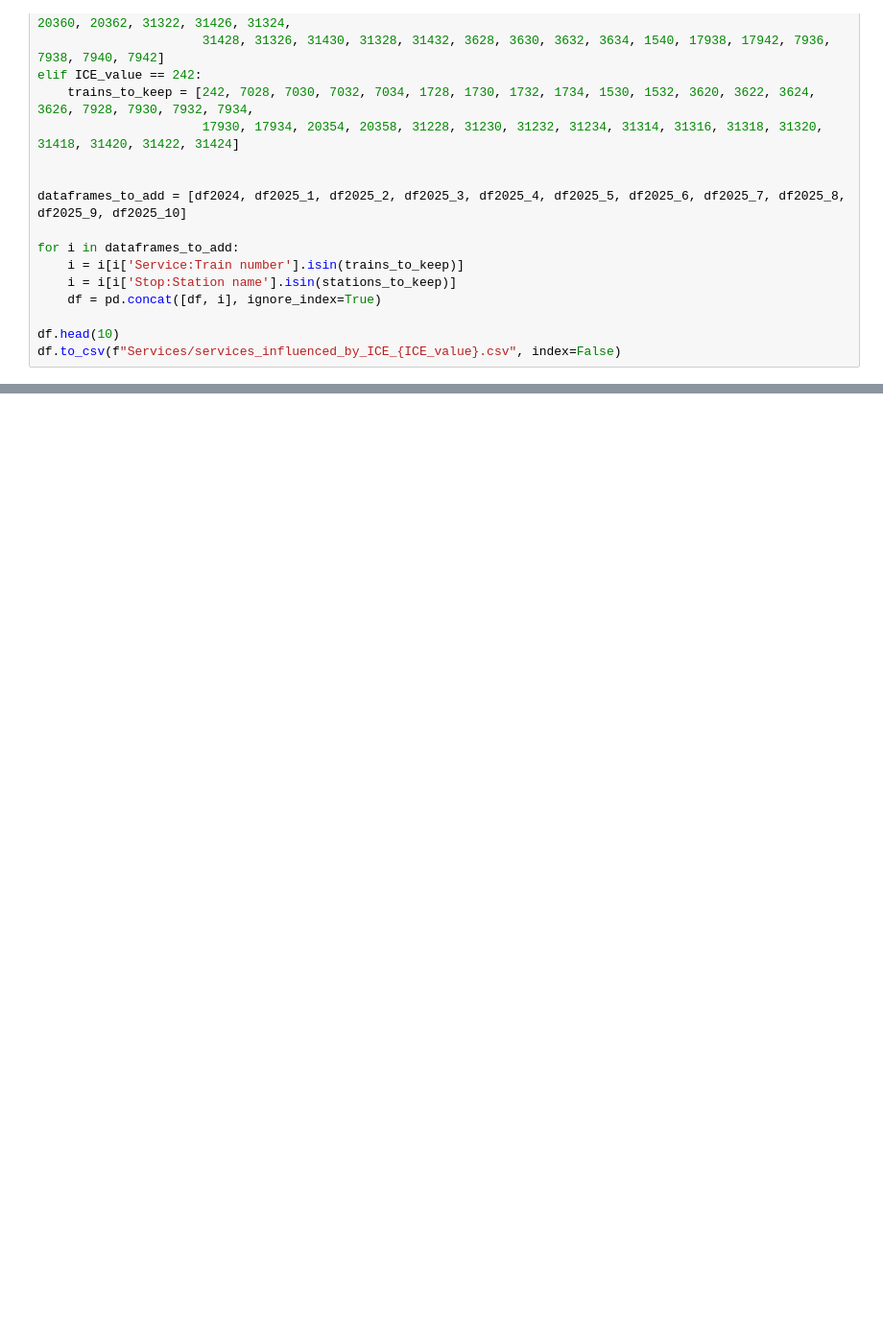
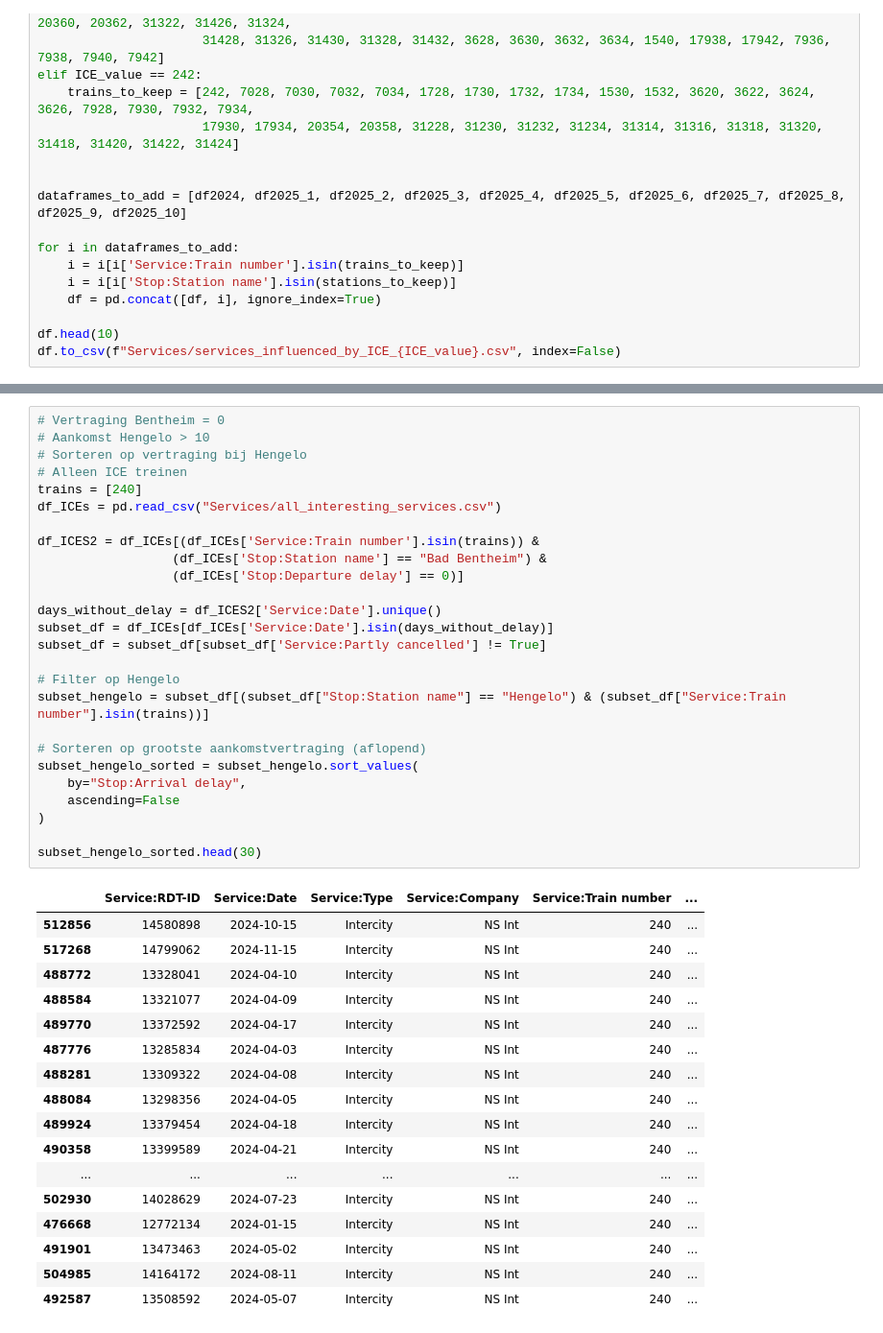
Before and after one commit to NielsvanderRijst/TIL5050-Delayed-ICE, a Jupyter notebook: Time-space prework.ipynb, the cells around one changed output, grey strips where cells are left out. Shown at 96% size. Cells and saved outputs as stored; diff of their text form; blank space fills up the shorter version.

```diff
--- a/Time-space prework.ipynb
+++ b/Time-space prework.ipynb
@@ -100,0 +149,44 @@ df.to_csv(f"Services/services_influenced_by_ICE_{ICE_value}.csv", index=False)
+# %%
+# Vertraging Bentheim = 0
+# Aankomst Hengelo > 10
+# Sorteren op vertraging bij Hengelo
+# Alleen ICE treinen
+trains = [240]
+df_ICEs = pd.read_csv("Services/all_interesting_services.csv")
+
+df_ICES2 = df_ICEs[(df_ICEs['Service:Train number'].isin(trains)) &
+                  (df_ICEs['Stop:Station name'] == "Bad Bentheim") &
+                  (df_ICEs['Stop:Departure delay'] == 0)]
+
+days_without_delay = df_ICES2['Service:Date'].unique()
+subset_df = df_ICEs[df_ICEs['Service:Date'].isin(days_without_delay)]
+subset_df = subset_df[subset_df['Service:Partly cancelled'] != True]
+
+# Filter op Hengelo
+subset_hengelo = subset_df[(subset_df["Stop:Station name"] == "Hengelo") & (subset_df["Service:Train number"].isin(trains))]
+
+# Sorteren op grootste aankomstvertraging (aflopend)
+subset_hengelo_sorted = subset_hengelo.sort_values(
+    by="Stop:Arrival delay",
+    ascending=False
+)
+
+subset_hengelo_sorted.head(30)
+# %% [output]
+|  | Service:RDT-ID | Service:Date | Service:Type | Service:Company | Service:Train number | ... |
+| 512856 | 14580898 | 2024-10-15 | Intercity | NS Int | 240 | ... |
+| 517268 | 14799062 | 2024-11-15 | Intercity | NS Int | 240 | ... |
+| 488772 | 13328041 | 2024-04-10 | Intercity | NS Int | 240 | ... |
+| 488584 | 13321077 | 2024-04-09 | Intercity | NS Int | 240 | ... |
+| 489770 | 13372592 | 2024-04-17 | Intercity | NS Int | 240 | ... |
+| 487776 | 13285834 | 2024-04-03 | Intercity | NS Int | 240 | ... |
+| 488281 | 13309322 | 2024-04-08 | Intercity | NS Int | 240 | ... |
+| 488084 | 13298356 | 2024-04-05 | Intercity | NS Int | 240 | ... |
+| 489924 | 13379454 | 2024-04-18 | Intercity | NS Int | 240 | ... |
+| 490358 | 13399589 | 2024-04-21 | Intercity | NS Int | 240 | ... |
+| ... | ... | ... | ... | ... | ... | ... |
+| 502930 | 14028629 | 2024-07-23 | Intercity | NS Int | 240 | ... |
+| 476668 | 12772134 | 2024-01-15 | Intercity | NS Int | 240 | ... |
+| 491901 | 13473463 | 2024-05-02 | Intercity | NS Int | 240 | ... |
+| 504985 | 14164172 | 2024-08-11 | Intercity | NS Int | 240 | ... |
+| 492587 | 13508592 | 2024-05-07 | Intercity | NS Int | 240 | ... |
```
Also changed, not shown: parts of 4 cells of this notebook, 2 other files.
